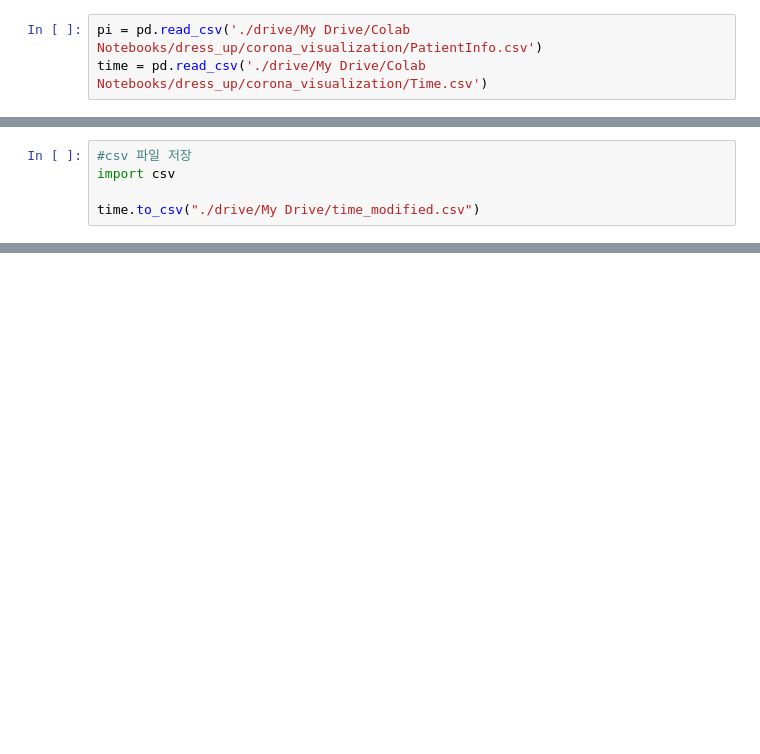
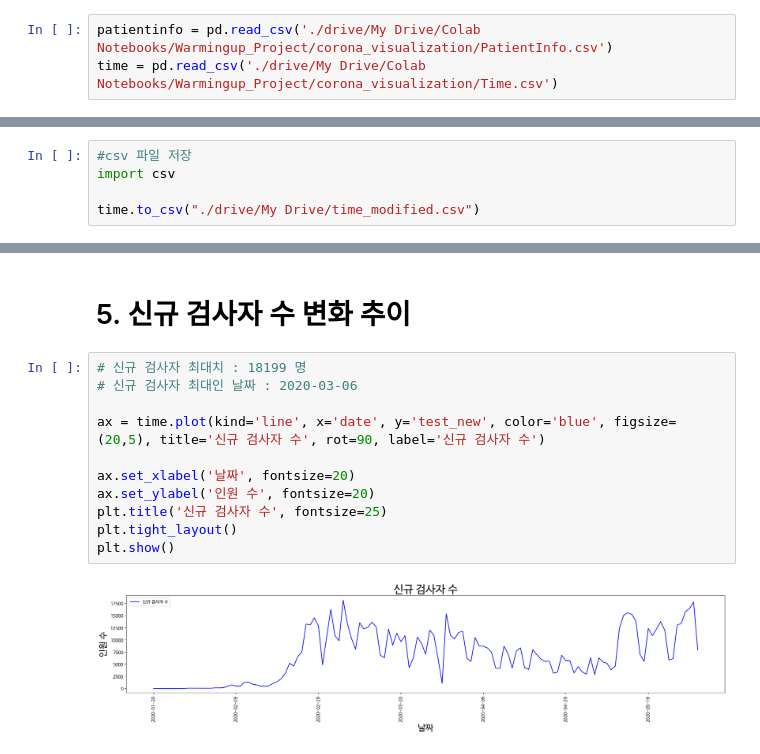
Before and after one commit to Shinest-changwon/OMG_coroan19_data_analysis, a Jupyter notebook: time_modified.ipynb, the cells around one changed output, grey strips where cells are left out. Drawn from its saved outputs; the diff is of its cells as text; blank space fills up the shorter version.

```diff
--- a/time_modified.ipynb
+++ b/time_modified.ipynb
@@ -5,6 +7,6 @@ import matplotlib.pylab as py
 # %%
-pi = pd.read_csv('./drive/My Drive/Colab Notebooks/dress_up/corona_visualization/PatientInfo.csv')
-time = pd.read_csv('./drive/My Drive/Colab Notebooks/dress_up/corona_visualization/Time.csv')
+patientinfo = pd.read_csv('./drive/My Drive/Colab Notebooks/Warmingup_Project/corona_visualization/PatientInfo.csv')
+time = pd.read_csv('./drive/My Drive/Colab Notebooks/Warmingup_Project/corona_visualization/Time.csv')
 # %%
 time
 # %% [output]
@@ -86,0 +172,15 @@ time.to_csv("./drive/My Drive/time_modified.csv")
+# %% [markdown]
+# 5. 신규 검사자 수 변화 추이
+# %%
+# 신규 검사자 최대치 : 18199 명
+# 신규 검사자 최대인 날짜 : 2020-03-06
+
+ax = time.plot(kind='line', x='date', y='test_new', color='blue', figsize=(20,5), title='신규 검사자 수', rot=90, label='신규 검사자 수')
+
+ax.set_xlabel('날짜', fontsize=20)
+ax.set_ylabel('인원 수', fontsize=20)
+plt.title('신규 검사자 수', fontsize=25)
+plt.tight_layout()
+plt.show()
+# %% [output]
+[figure, added]
```
Also changed, not shown: parts of 12 cells of this notebook, 2 other files.
